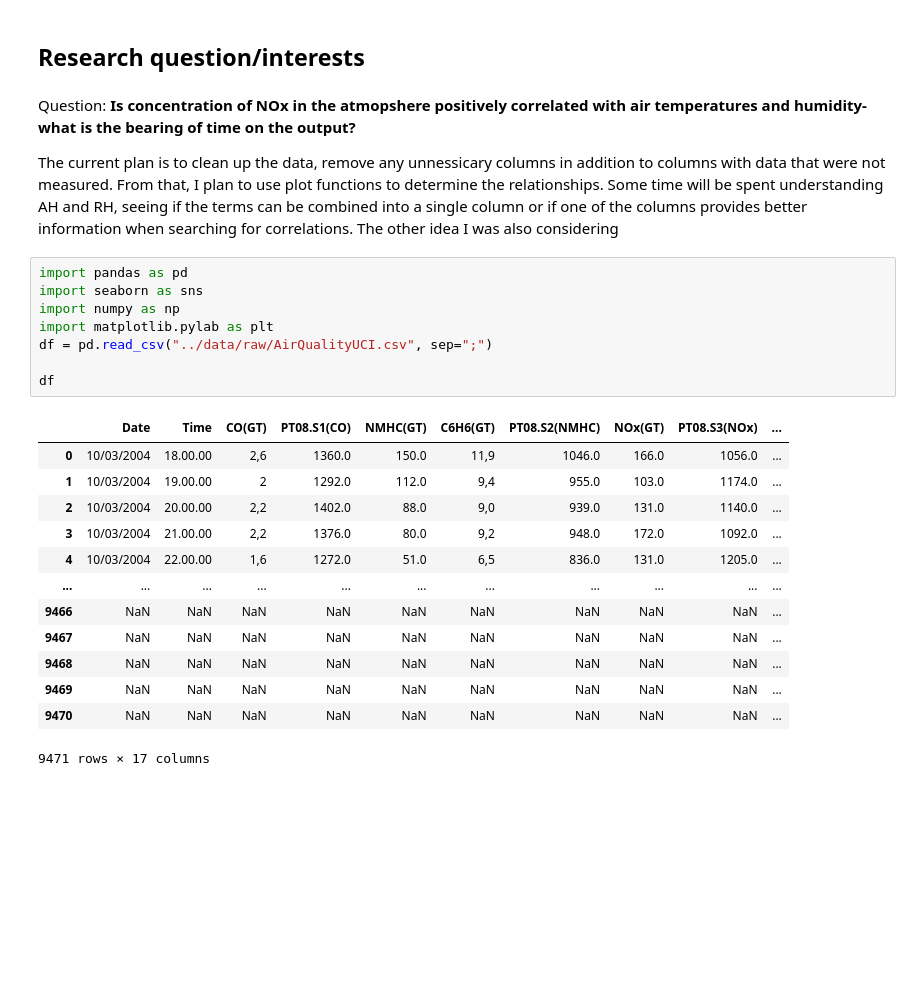
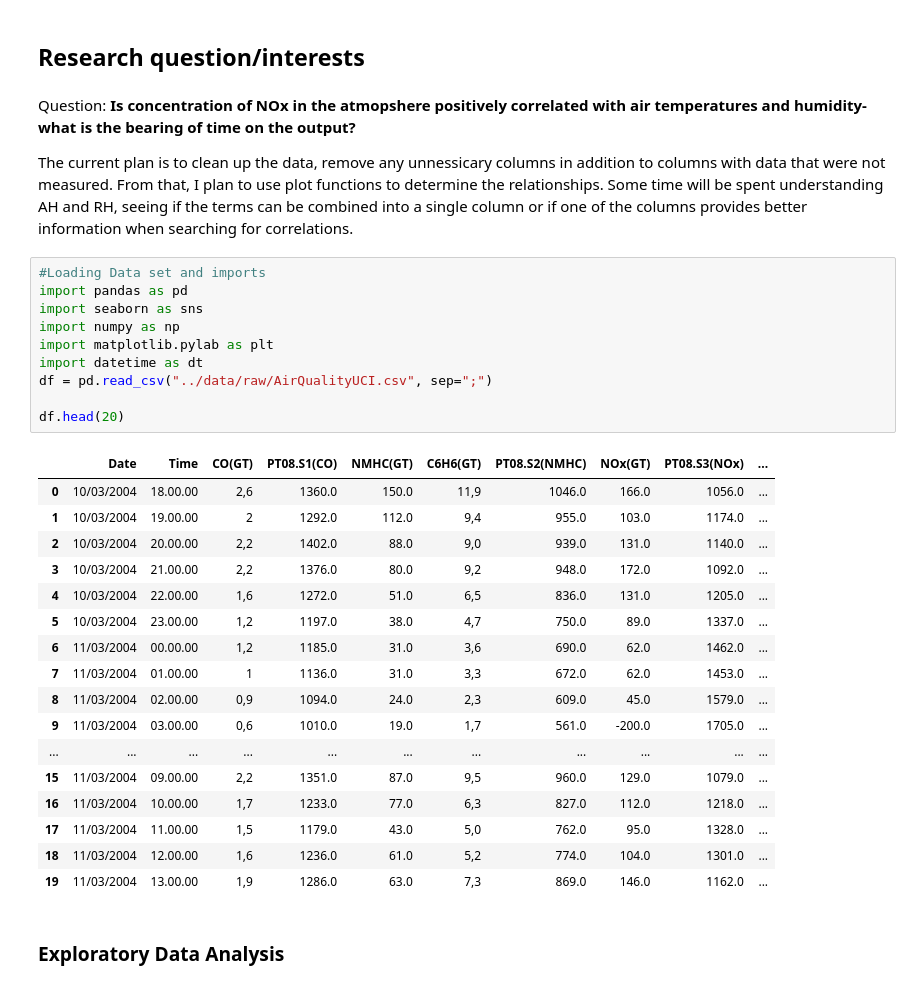
Before and after one commit to ubco-W2022T2-data301/project-group-group59, a Jupyter notebook: analysis/analysis1.ipynb, the cells around one changed output. Drawn from its saved outputs; the diff is of its cells as text; blank space fills up the shorter version.

```diff
--- a/analysis/analysis1.ipynb
+++ b/analysis/analysis1.ipynb
@@ -5,27 +5,35 @@
 # %% [markdown]
 Question: **Is concentration of NOx in the atmopshere positively correlated with air temperatures and humidity- what is the bearing of time on the output?**
 
-The current plan is to clean up the data, remove any unnessicary columns in addition to columns with data that were not measured. From that, I plan to use plot functions to determine the relationships. Some time will be spent understanding AH and RH, seeing if the terms can be combined into a single column or if one of the columns provides better information when searching for correlations. The other idea I was also considering
+The current plan is to clean up the data, remove any unnessicary columns in addition to columns with data that were not measured. From that, I plan to use plot functions to determine the relationships. Some time will be spent understanding AH and RH, seeing if the terms can be combined into a single column or if one of the columns provides better information when searching for correlations.
 # %%
+#Loading Data set and imports
 import pandas as pd
 import seaborn as sns
 import numpy as np
 import matplotlib.pylab as plt
+import datetime as dt
 df = pd.read_csv("../data/raw/AirQualityUCI.csv", sep=";")
 
-df
+df.head(20)
 # %% [output]
 |  | Date | Time | CO(GT) | PT08.S1(CO) | NMHC(GT) | C6H6(GT) | PT08.S2(NMHC) | NOx(GT) | PT08.S3(NOx) | ... |
 | 0 | 10/03/2004 | 18.00.00 | 2,6 | 1360.0 | 150.0 | 11,9 | 1046.0 | 166.0 | 1056.0 | ... |
 | 1 | 10/03/2004 | 19.00.00 | 2 | 1292.0 | 112.0 | 9,4 | 955.0 | 103.0 | 1174.0 | ... |
 | 2 | 10/03/2004 | 20.00.00 | 2,2 | 1402.0 | 88.0 | 9,0 | 939.0 | 131.0 | 1140.0 | ... |
 | 3 | 10/03/2004 | 21.00.00 | 2,2 | 1376.0 | 80.0 | 9,2 | 948.0 | 172.0 | 1092.0 | ... |
 | 4 | 10/03/2004 | 22.00.00 | 1,6 | 1272.0 | 51.0 | 6,5 | 836.0 | 131.0 | 1205.0 | ... |
+| 5 | 10/03/2004 | 23.00.00 | 1,2 | 1197.0 | 38.0 | 4,7 | 750.0 | 89.0 | 1337.0 | ... |
+| 6 | 11/03/2004 | 00.00.00 | 1,2 | 1185.0 | 31.0 | 3,6 | 690.0 | 62.0 | 1462.0 | ... |
+| 7 | 11/03/2004 | 01.00.00 | 1 | 1136.0 | 31.0 | 3,3 | 672.0 | 62.0 | 1453.0 | ... |
+| 8 | 11/03/2004 | 02.00.00 | 0,9 | 1094.0 | 24.0 | 2,3 | 609.0 | 45.0 | 1579.0 | ... |
+| 9 | 11/03/2004 | 03.00.00 | 0,6 | 1010.0 | 19.0 | 1,7 | 561.0 | -200.0 | 1705.0 | ... |
 | ... | ... | ... | ... | ... | ... | ... | ... | ... | ... | ... |
-| 9466 | NaN | NaN | NaN | NaN | NaN | NaN | NaN | NaN | NaN | ... |
-| 9467 | NaN | NaN | NaN | NaN | NaN | NaN | NaN | NaN | NaN | ... |
-| 9468 | NaN | NaN | NaN | NaN | NaN | NaN | NaN | NaN | NaN | ... |
-| 9469 | NaN | NaN | NaN | NaN | NaN | NaN | NaN | NaN | NaN | ... |
-| 9470 | NaN | NaN | NaN | NaN | NaN | NaN | NaN | NaN | NaN | ... |
+| 15 | 11/03/2004 | 09.00.00 | 2,2 | 1351.0 | 87.0 | 9,5 | 960.0 | 129.0 | 1079.0 | ... |
+| 16 | 11/03/2004 | 10.00.00 | 1,7 | 1233.0 | 77.0 | 6,3 | 827.0 | 112.0 | 1218.0 | ... |
+| 17 | 11/03/2004 | 11.00.00 | 1,5 | 1179.0 | 43.0 | 5,0 | 762.0 | 95.0 | 1328.0 | ... |
+| 18 | 11/03/2004 | 12.00.00 | 1,6 | 1236.0 | 61.0 | 5,2 | 774.0 | 104.0 | 1301.0 | ... |
+| 19 | 11/03/2004 | 13.00.00 | 1,9 | 1286.0 | 63.0 | 7,3 | 869.0 | 146.0 | 1162.0 | ... |
-9471 rows × 17 columns
+# %% [markdown]
+### Exploratory Data Analysis
 # %%
```
Also changed, not shown: parts of 17 cells of this notebook, 1 other file.
